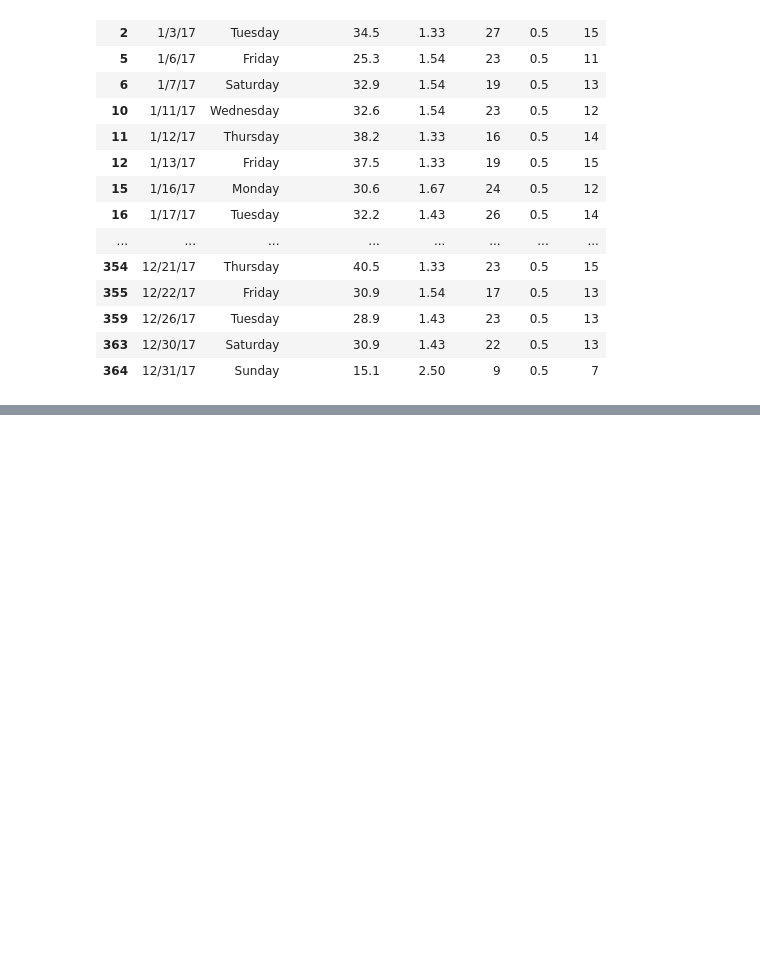
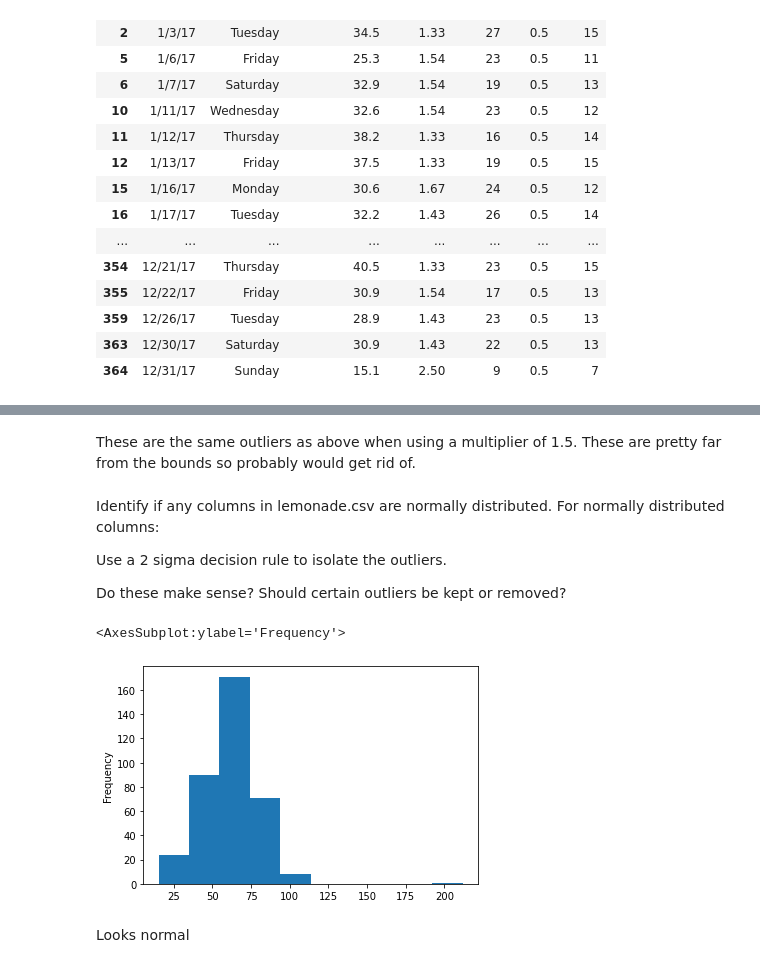
Before and after one commit to paigerackley/anomoly-detection-exercises, a Jupyter notebook: continuous_probabilistic_methods.ipynb, the cells around one changed output, grey strips where cells are left out. Drawn from its saved outputs; the diff is of its cells as text; code cells hidden in the pictures; blank space fills up the shorter version.

```diff
--- a/continuous_probabilistic_methods.ipynb
+++ b/continuous_probabilistic_methods.ipynb
@@ -178,0 +286,16 @@ df[df.Rainfall > rain_upper]
+# %% [markdown]
+These are the same outliers as above when using a multiplier of 1.5. These are pretty far from the bounds so probably would get rid of.
+# %% [markdown]
+Identify if any columns in lemonade.csv are normally distributed. For normally distributed columns:
+
+Use a 2 sigma decision rule to isolate the outliers.
+
+Do these make sense?
+Should certain outliers be kept or removed?
+# %%
+df.Temperature.plot(kind = 'hist')
+# %% [output]
+<AxesSubplot:ylabel='Frequency'>
+[figure, added]
+# %% [markdown]
+Looks normal
```
Also changed, not shown: parts of 55 cells of this notebook.
